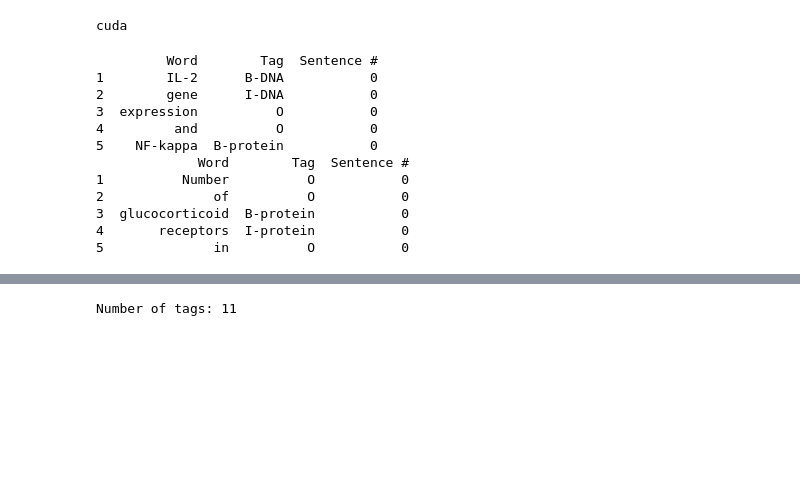
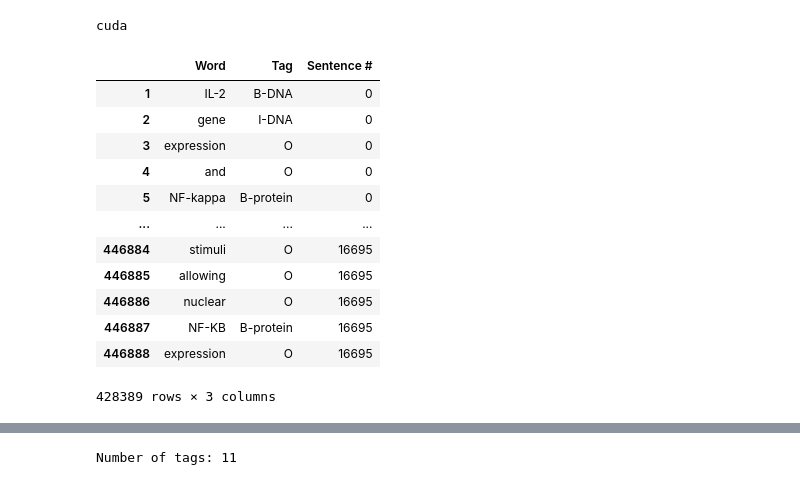
Before and after one commit to lmu-mandy/projects-shivani_harrison_deep, a Jupyter notebook: ner_ JNLPBA/Bert_JNLPBA.ipynb, the cells around one changed output, grey strips where cells are left out. Drawn from its saved outputs; the diff is of its cells as text; code cells hidden in the pictures; blank space fills up the shorter version.

```diff
--- a/ner_ JNLPBA/Bert_JNLPBA.ipynb
+++ b/ner_ JNLPBA/Bert_JNLPBA.ipynb
@@ -77,22 +67,19 @@ df_train['Sentence #'] = (df_train['Word'] == '.').cumsum()
 df_train = df_train[df_train['Word'] != '.']
 df_validation['Sentence #'] = (df_validation['Word'] == '.').cumsum()
 df_validation = df_validation[df_validation['Word'] != '.']
-# %%
-print(df_train.head())
-print(df_validation.head())
-# print(df_train.tail())
-# print(df_train.iloc[19,:])
-# print(df_validation.tail())
-# %% [output]
-         Word        Tag  Sentence #
-1        IL-2      B-DNA           0
-2        gene      I-DNA           0
-3  expression          O           0
-4         and          O           0
-5    NF-kappa  B-protein           0
-             Word        Tag  Sentence #
-1          Number          O           0
-2              of          O           0
-3  glucocorticoid  B-protein           0
-4       receptors  I-protein           0
-5              in          O           0
+# %%
+df_train
+# %% [output]
+|  | Word | Tag | Sentence # |
+| 1 | IL-2 | B-DNA | 0 |
+| 2 | gene | I-DNA | 0 |
+| 3 | expression | O | 0 |
+| 4 | and | O | 0 |
+| 5 | NF-kappa | B-protein | 0 |
+| ... | ... | ... | ... |
+| 446884 | stimuli | O | 16695 |
+| 446885 | allowing | O | 16695 |
+| 446886 | nuclear | O | 16695 |
+| 446887 | NF-KB | B-protein | 16695 |
+| 446888 | expression | O | 16695 |
+428389 rows × 3 columns
```
Also changed, not shown: parts of 27 cells of this notebook.
